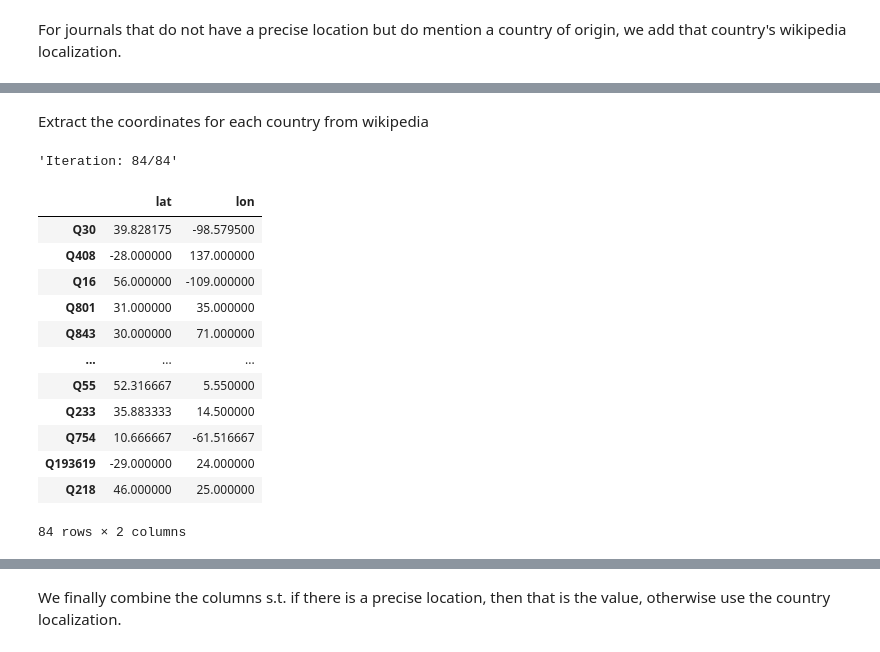
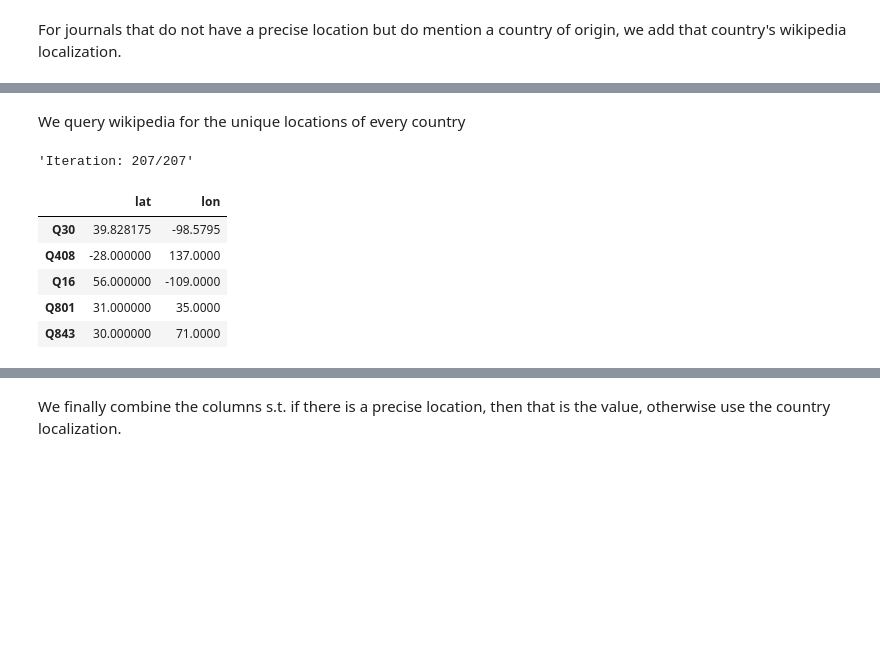
Before and after one commit to epfl-ada/ada-2021-project-improvise-adapt-overcome, a Jupyter notebook: src/utilities/cluster_location.ipynb, the cells around one changed output, grey strips where cells are left out. Cells and saved outputs as stored; diff of their text form; code cells hidden in the pictures; blank space fills up the shorter version.

```diff
--- a/src/utilities/cluster_location.ipynb
+++ b/src/utilities/cluster_location.ipynb
@@ -37,7 +37,8 @@ We also read the first value of each entry in the `is_located_in` column of the
 journal_attrs = pd.read_json(JOURNAL_ATTRS_PATH)
 journal_attrs.index.name = 'journal'
 locations = pd.DataFrame(journal_attrs['is located in'].to_list(), index=journal_attrs.index)
-first_loc = locations[locations[0].notna()][0]
+first_loc = locations[locations[0].notna()]
 
-first_loc.head()
+locations = pd.melt(first_loc, ignore_index=False)[["value"]].dropna()
+locations
 # %% [output]
@@ -131,10 +183,11 @@ clusters_lat_long
 # %% [markdown]
 For journals that do not have a precise location but do mention a country of origin, we add that country's wikipedia localization.
 # %%
-countries1 = pd.DataFrame(journal_attrs['country'].to_list(), index=journal_attrs.index)[0]
-countries2 = pd.DataFrame(journal_attrs['country of origin'].to_list(), index=journal_attrs.index)[0]
+countries1 = pd.DataFrame(journal_attrs['country'].to_list(), index=journal_attrs.index)
+countries2 = pd.DataFrame(journal_attrs['country of origin'].to_list(), index=journal_attrs.index)
 
-country_or_no_origin = ~(countries1.isna() & countries2.notna())
+country_or_no_origin = ~(countries1.isna().all(axis=1) & countries2.notna().any(axis=1))
 countries = countries1.where(country_or_no_origin, other=countries2)
-countries.head()
+countries = pd.melt(countries, ignore_index=False)[["value"]]
+countries
 # %% [output]
@@ -167,28 +208,21 @@ cluster_country
-# %% [markdown]
-Extract the coordinates for each country from wikipedia
+# %% [markdown]
+We query wikipedia for the unique locations of every country
 # %%
-unique_countries = pd.Series(cluster_country.country.dropna().unique())
+unique_countries = pd.Series(countries.value.dropna().unique())
 unique_countries.index = unique_countries
 
 _itercount = 0
 
 country_loc_tuples = unique_countries.apply(lambda country: find_lat_lon(country, dataset=unique_countries))
 # %% [output]
-'Iteration: 84/84'
+'Iteration: 207/207'
 # %%
-country_lat_long = pd.DataFrame(country_loc_tuples.to_list(), index=country_loc_tuples.index, columns=['lat', 'lon'])
-country_lat_long
+unique_country_loc_df = pd.DataFrame(country_loc_tuples.to_list(), index=unique_countries.index, columns=['lat', 'lon'])
+unique_country_loc_df.head()
 # %% [output]
 |  | lat | lon |
-| Q30 | 39.828175 | -98.579500 |
-| Q408 | -28.000000 | 137.000000 |
-| Q16 | 56.000000 | -109.000000 |
-| Q801 | 31.000000 | 35.000000 |
-| Q843 | 30.000000 | 71.000000 |
-| ... | ... | ... |
-| Q55 | 52.316667 | 5.550000 |
-| Q233 | 35.883333 | 14.500000 |
-| Q754 | 10.666667 | -61.516667 |
-| Q193619 | -29.000000 | 24.000000 |
-| Q218 | 46.000000 | 25.000000 |
+| Q30 | 39.828175 | -98.5795 |
+| Q408 | -28.000000 | 137.0000 |
+| Q16 | 56.000000 | -109.0000 |
+| Q801 | 31.000000 | 35.0000 |
+| Q843 | 30.000000 | 71.0000 |
-84 rows × 2 columns
```
Also changed, not shown: parts of 19 cells of this notebook, 1 other file.
